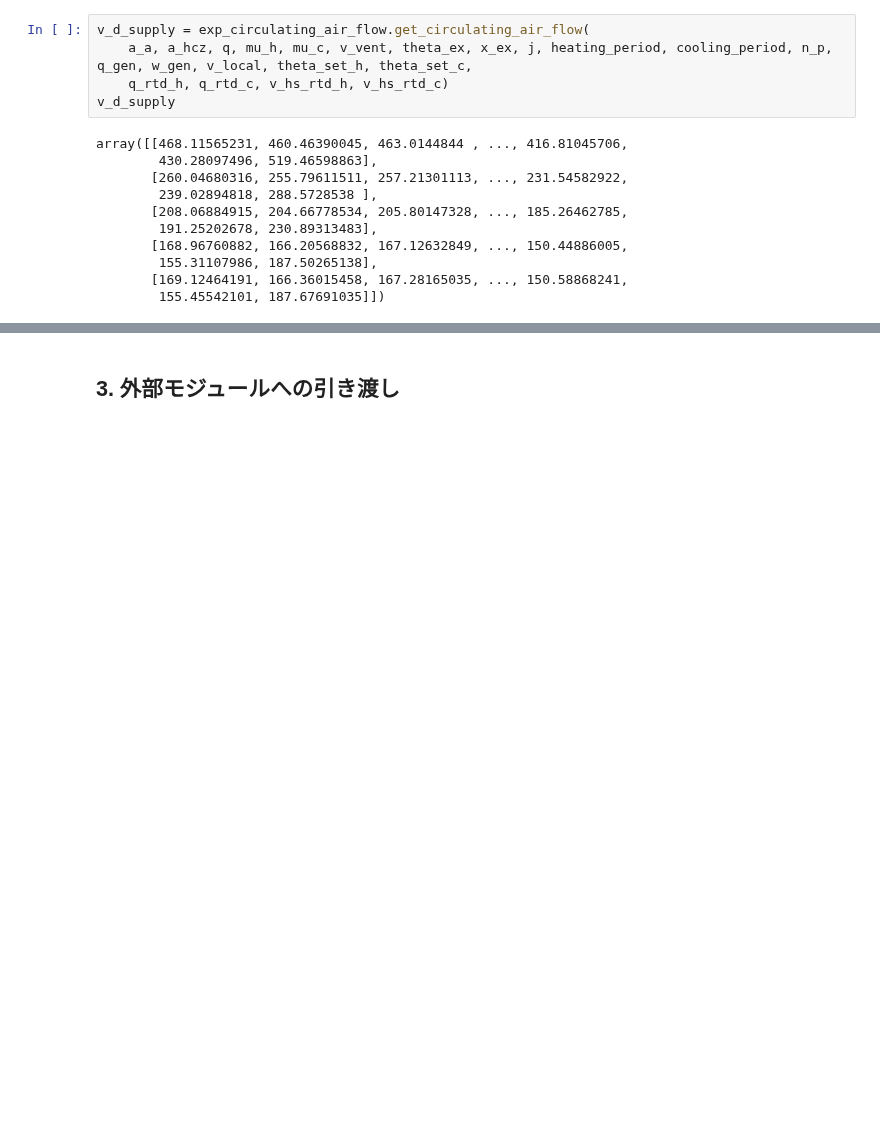
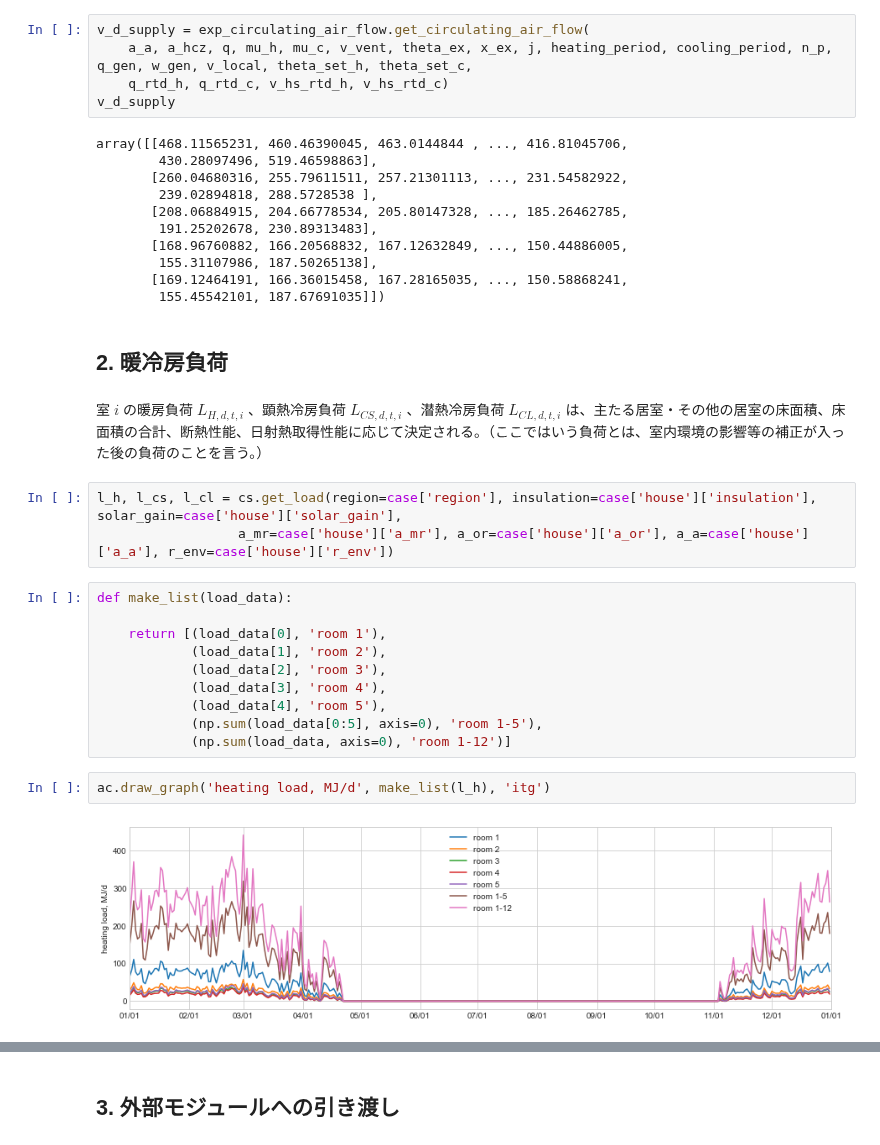
Before and after one commit to HisashiMiura/duct_type_central_hc_system, a Jupyter notebook: exp_load.ipynb, the cells around one changed output, grey strips where cells are left out. Drawn from its saved outputs; the diff is of its cells as text; blank space fills up the shorter version.

Commit message:
移動：暖冷房負荷の計算

```diff
--- a/exp_load.ipynb
+++ b/exp_load.ipynb
@@ -190,3 +190,24 @@ array([[468.11565231, 460.46390045, 463.0144844 , ..., 416.81045706,
         155.31107986, 187.50265138],
        [169.12464191, 166.36015458, 167.28165035, ..., 150.58868241,
         155.45542101, 187.67691035]])
+# %% [markdown]
+## 2. 暖冷房負荷
+# %% [markdown]
+室 $i$ の暖房負荷 $L_{H,d,t,i}$ 、顕熱冷房負荷 $L_{CS,d,t,i}$ 、潜熱冷房負荷 $L_{CL,d,t,i}$ は、主たる居室・その他の居室の床面積、床面積の合計、断熱性能、日射熱取得性能に応じて決定される。（ここではいう負荷とは、室内環境の影響等の補正が入った後の負荷のことを言う。）
+# %%
+l_h, l_cs, l_cl = cs.get_load(region=case['region'], insulation=case['house']['insulation'], solar_gain=case['house']['solar_gain'],
+                  a_mr=case['house']['a_mr'], a_or=case['house']['a_or'], a_a=case['house']['a_a'], r_env=case['house']['r_env'])
+# %%
+def make_list(load_data):
+
+    return [(load_data[0], 'room 1'),
+            (load_data[1], 'room 2'),
+            (load_data[2], 'room 3'),
+            (load_data[3], 'room 4'),
+            (load_data[4], 'room 5'),
+            (np.sum(load_data[0:5], axis=0), 'room 1-5'),
+            (np.sum(load_data, axis=0), 'room 1-12')]
+# %%
+ac.draw_graph('heating load, MJ/d', make_list(l_h), 'itg')
+# %% [output]
+[figure, added]
```
Also changed, not shown: parts of 4 cells of this notebook.
